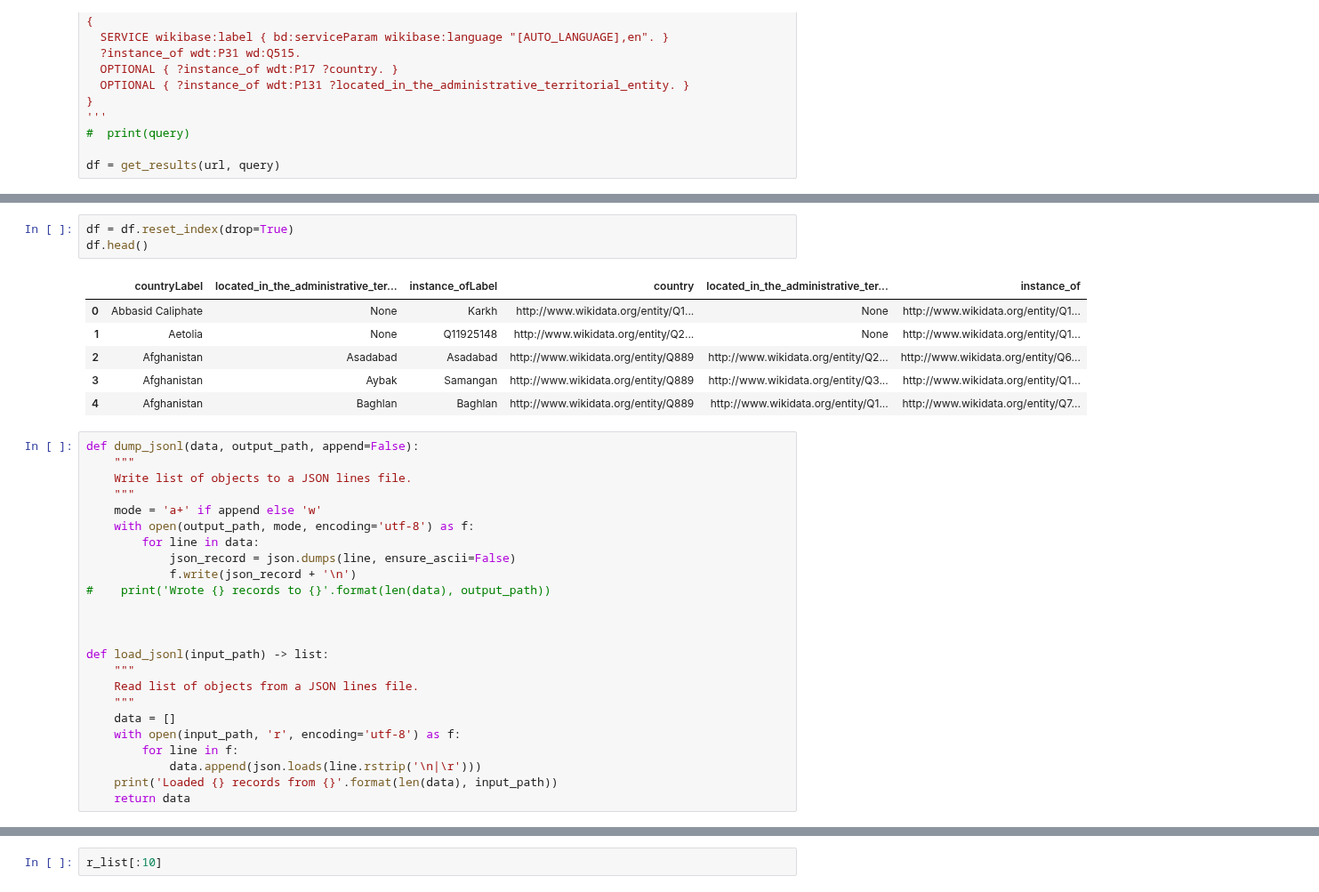
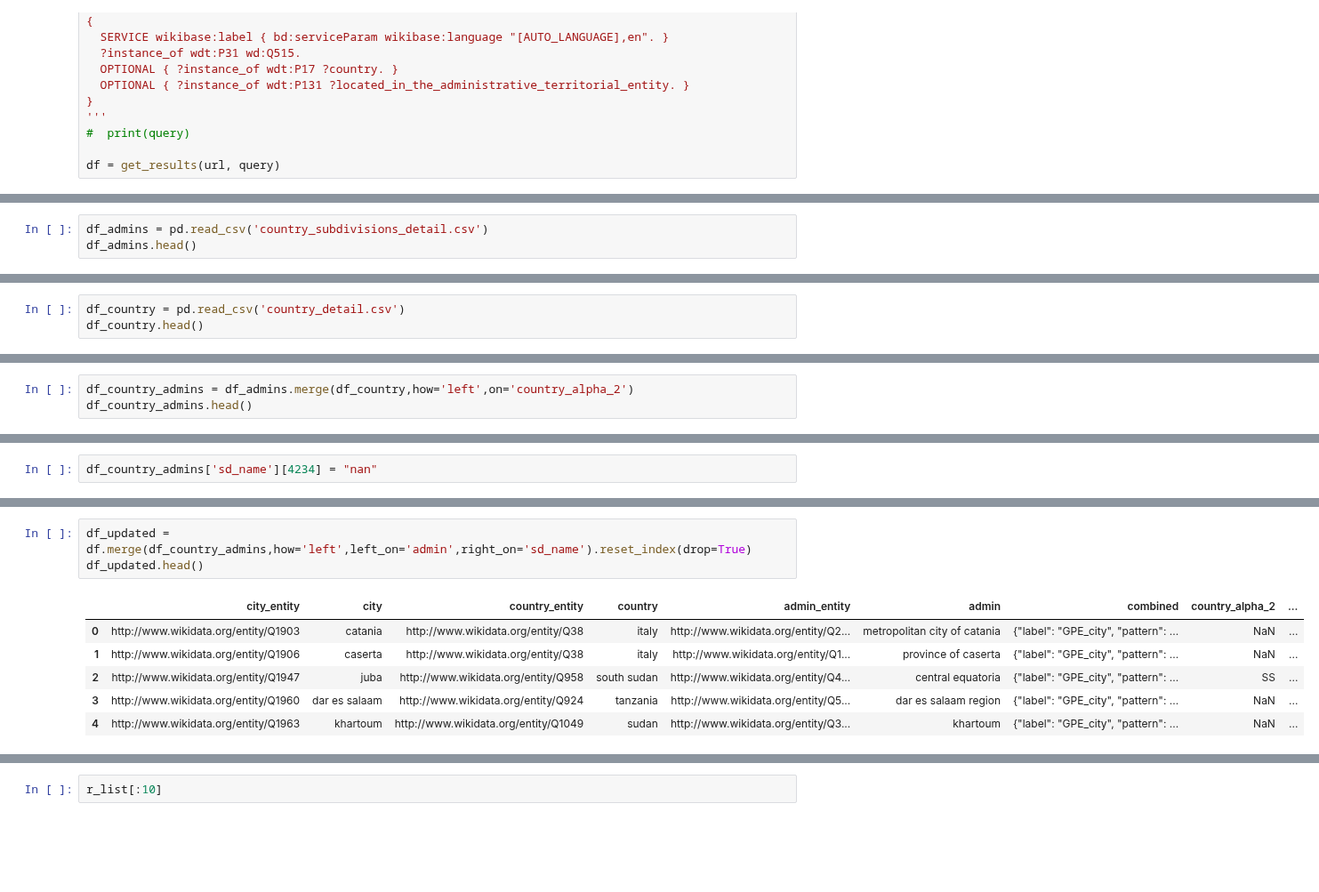
Before and after one commit to ravi-gopalan/DAND_Data_Wrangling, a Jupyter notebook: city_list_wikidata.ipynb, the cells around one changed output, grey strips where cells are left out. Shown at 89% size. Drawn from its saved outputs; the diff is of its cells as text; blank space fills up the shorter version.

```diff
--- a/city_list_wikidata.ipynb
+++ b/city_list_wikidata.ipynb
@@ -160,0 +427,3 @@ df.shape
+# %%
+df_admins = pd.read_csv('country_subdivisions_detail.csv')
+df_admins.head()
@@ -160,0 +457,3 @@ df.shape
+# %%
+df_country = pd.read_csv('country_detail.csv')
+df_country.head()
@@ -160,0 +467,3 @@ df.shape
+# %%
+df_country_admins = df_admins.merge(df_country,how='left',on='country_alpha_2')
+df_country_admins.head()
@@ -160,0 +477,2 @@ df.shape
+# %%
+df_country_admins['sd_name'][4234] = "nan"
@@ -161,34 +498,10 @@ df.shape
 # %%
-df = df.reset_index(drop=True)
-df.head()
+df_updated = df.merge(df_country_admins,how='left',left_on='admin',right_on='sd_name').reset_index(drop=True)
+df_updated.head()
 # %% [output]
-|  | countryLabel | located_in_the_administrative_ter... | instance_ofLabel | country | located_in_the_administrative_ter... | instance_of |
-| 0 | Abbasid Caliphate | None | Karkh | http://www.wikidata.org/entity/Q1... | None | http://www.wikidata.org/entity/Q1... |
-| 1 | Aetolia | None | Q11925148 | http://www.wikidata.org/entity/Q2... | None | http://www.wikidata.org/entity/Q1... |
-| 2 | Afghanistan | Asadabad | Asadabad | http://www.wikidata.org/entity/Q889 | http://www.wikidata.org/entity/Q2... | http://www.wikidata.org/entity/Q6... |
-| 3 | Afghanistan | Aybak | Samangan | http://www.wikidata.org/entity/Q889 | http://www.wikidata.org/entity/Q3... | http://www.wikidata.org/entity/Q1... |
-| 4 | Afghanistan | Baghlan | Baghlan | http://www.wikidata.org/entity/Q889 | http://www.wikidata.org/entity/Q1... | http://www.wikidata.org/entity/Q7... |
+|  | city_entity | city | country_entity | country | admin_entity | admin | combined | country_alpha_2 | ... |
+| 0 | http://www.wikidata.org/entity/Q1903 | catania | http://www.wikidata.org/entity/Q38 | italy | http://www.wikidata.org/entity/Q2... | metropolitan city of catania | {"label": "GPE_city", "pattern": ... | NaN | ... |
+| 1 | http://www.wikidata.org/entity/Q1906 | caserta | http://www.wikidata.org/entity/Q38 | italy | http://www.wikidata.org/entity/Q1... | province of caserta | {"label": "GPE_city", "pattern": ... | NaN | ... |
+| 2 | http://www.wikidata.org/entity/Q1947 | juba | http://www.wikidata.org/entity/Q958 | south sudan | http://www.wikidata.org/entity/Q4... | central equatoria | {"label": "GPE_city", "pattern": ... | SS | ... |
+| 3 | http://www.wikidata.org/entity/Q1960 | dar es salaam | http://www.wikidata.org/entity/Q924 | tanzania | http://www.wikidata.org/entity/Q5... | dar es salaam region | {"label": "GPE_city", "pattern": ... | NaN | ... |
+| 4 | http://www.wikidata.org/entity/Q1963 | khartoum | http://www.wikidata.org/entity/Q1049 | sudan | http://www.wikidata.org/entity/Q3... | khartoum | {"label": "GPE_city", "pattern": ... | NaN | ... |
-# %%
-def dump_jsonl(data, output_path, append=False):
-    """
-    Write list of objects to a JSON lines file.
-    """
-    mode = 'a+' if append else 'w'
-    with open(output_path, mode, encoding='utf-8') as f:
-        for line in data:
-            json_record = json.dumps(line, ensure_ascii=False)
-            f.write(json_record + '\n')
-#    print('Wrote {} records to {}'.format(len(data), output_path))
-
-
-
-def load_jsonl(input_path) -> list:
-    """
-    Read list of objects from a JSON lines file.
-    """
-    data = []
-    with open(input_path, 'r', encoding='utf-8') as f:
-        for line in f:
-            data.append(json.loads(line.rstrip('\n|\r')))
-    print('Loaded {} records from {}'.format(len(data), input_path))
-    return data
```
Also changed, not shown: parts of 119 cells of this notebook.
